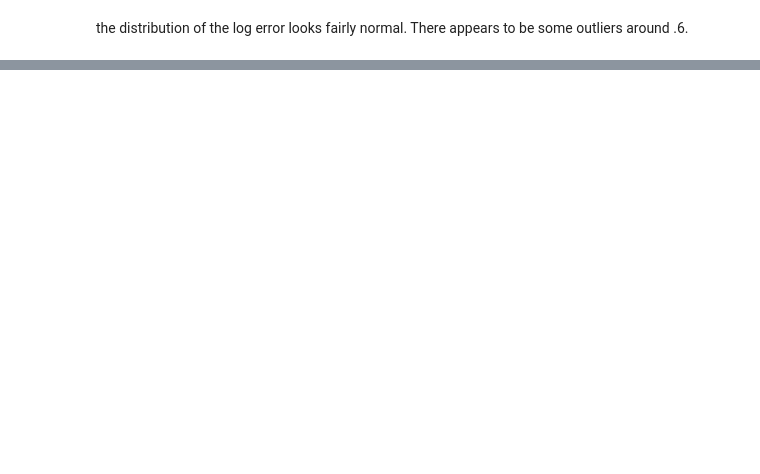
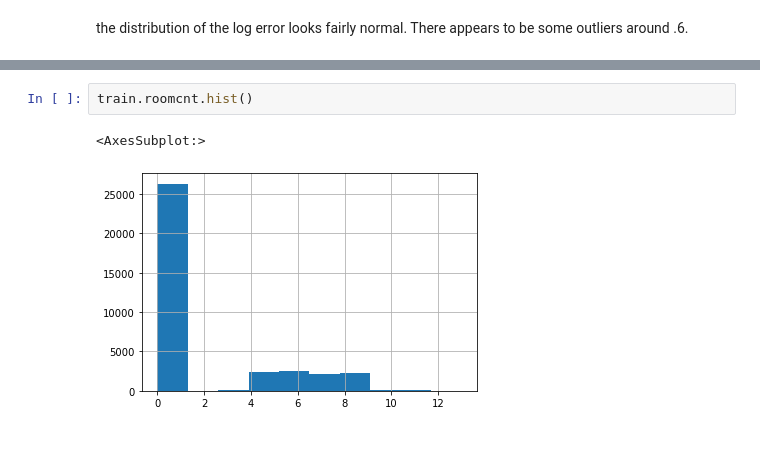
Before and after one commit to davidb-and-john/clustering-project, a Jupyter notebook: David_Sandbox.ipynb, the cells around one changed output, grey strips where cells are left out. Saved outputs shown, nothing was run; the diff lists cells and outputs as text; blank space fills up the shorter version.

```diff
--- a/David_Sandbox.ipynb
+++ b/David_Sandbox.ipynb
@@ -169,0 +314,7 @@ kmeans.predict(X_scaled)
+# %%
+train.roomcnt.hist()
+# %% [output]
+<AxesSubplot:>
+[figure, added]
+# %% [markdown]
+######
```
Also changed, not shown: parts of 25 cells of this notebook.
